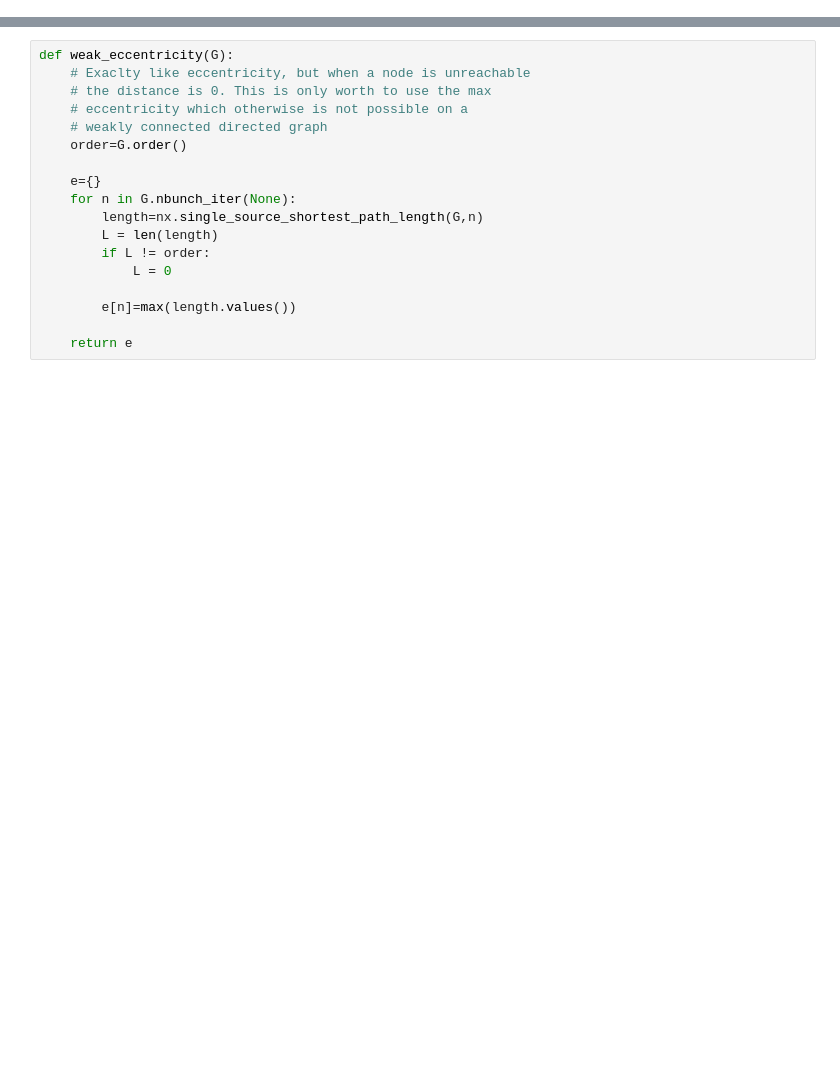
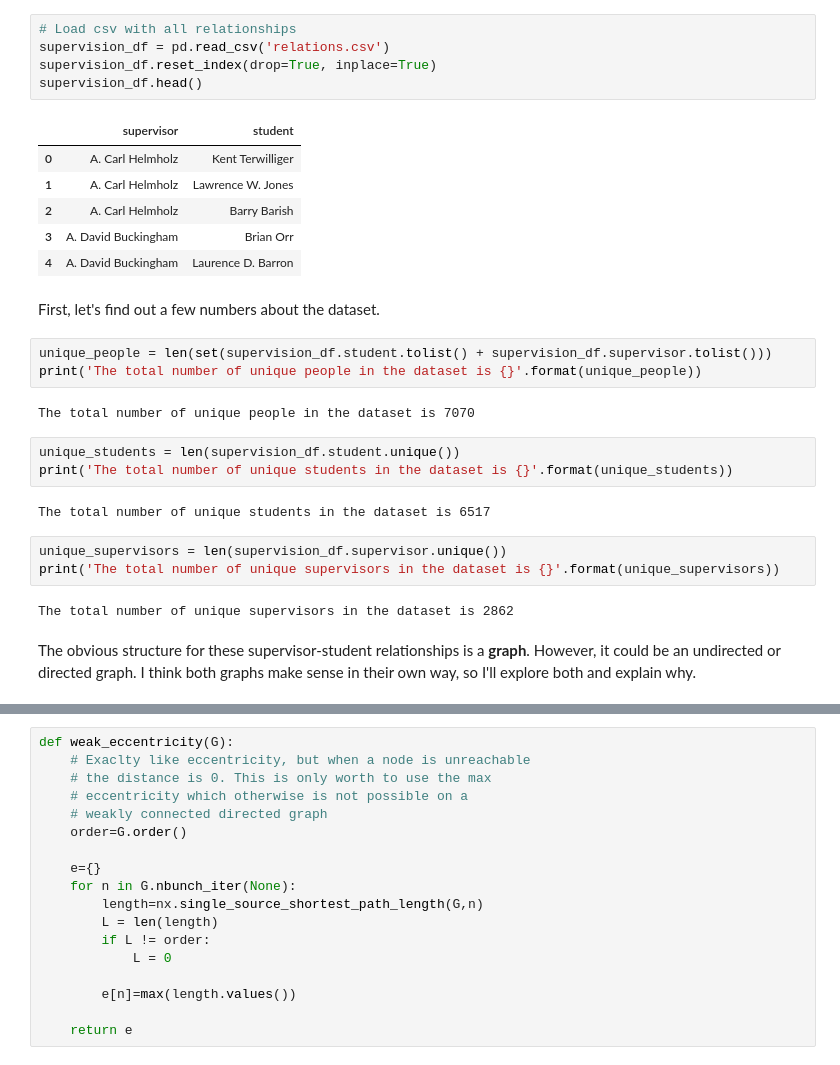
Before and after one commit to mcherep/supervision, a Jupyter notebook: supervision/supervisors.ipynb, the cells around one changed output, grey strips where cells are left out. Cells and saved outputs as stored; diff of their text form; blank space fills up the shorter version.

```diff
--- a/supervision/supervisors.ipynb
+++ b/supervision/supervisors.ipynb
@@ -244,0 +14,31 @@ Theodor Zwinger  has betweeness: 0.001
+# %%
+# Load csv with all relationships
+supervision_df = pd.read_csv('relations.csv')
+supervision_df.reset_index(drop=True, inplace=True)
+supervision_df.head()
+# %% [output]
+|  | supervisor | student |
+| 0 | A. Carl Helmholz | Kent Terwilliger |
+| 1 | A. Carl Helmholz | Lawrence W. Jones |
+| 2 | A. Carl Helmholz | Barry Barish |
+| 3 | A. David Buckingham | Brian Orr |
+| 4 | A. David Buckingham | Laurence D. Barron |
+# %% [markdown]
+First, let's find out a few numbers about the dataset.
+# %%
+unique_people = len(set(supervision_df.student.tolist() + supervision_df.supervisor.tolist()))
+print('The total number of unique people in the dataset is {}'.format(unique_people))
+# %% [output]
+The total number of unique people in the dataset is 7070
+# %%
+unique_students = len(supervision_df.student.unique())
+print('The total number of unique students in the dataset is {}'.format(unique_students))
+# %% [output]
+The total number of unique students in the dataset is 6517
+# %%
+unique_supervisors = len(supervision_df.supervisor.unique())
+print('The total number of unique supervisors in the dataset is {}'.format(unique_supervisors))
+# %% [output]
+The total number of unique supervisors in the dataset is 2862
+# %% [markdown]
+The obvious structure for these supervisor-student relationships is a **graph**. However, it could be an undirected or directed graph. I think both graphs make sense in their own way, so I'll explore both and explain why.
```
Also changed, not shown: parts of 103 cells of this notebook.
